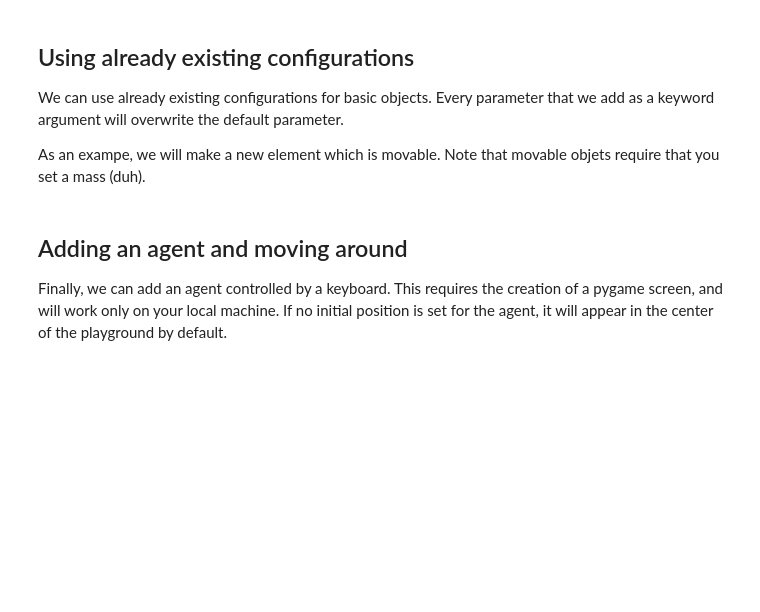
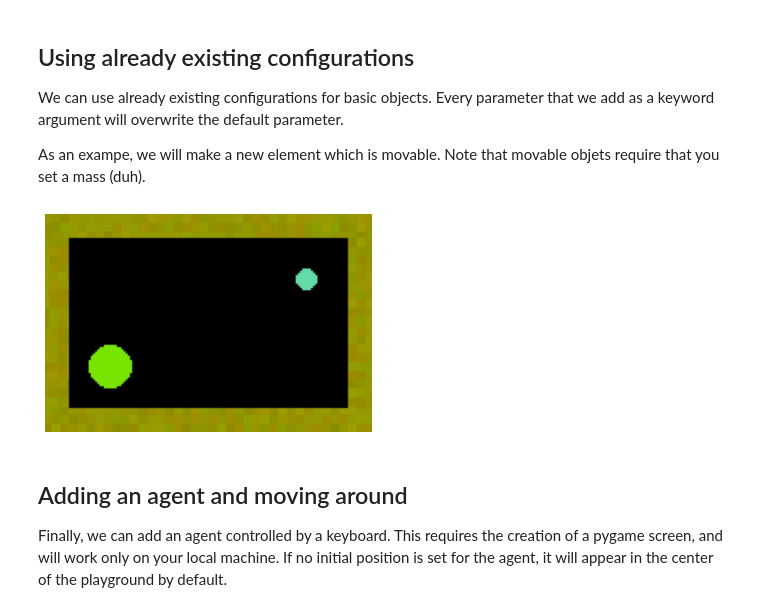
Before and after one commit to gaorkl/simple-playgrounds, a Jupyter notebook: tutorials/jupyter/01_Intro.ipynb, the cells around one changed output. Cells and saved outputs as stored; diff of their text form; code cells hidden in the pictures; blank space fills up the shorter version.

```diff
--- a/tutorials/jupyter/01_Intro.ipynb
+++ b/tutorials/jupyter/01_Intro.ipynb
@@ -48,8 +54,10 @@ Note that movable objets require that you set a mass (duh).
 # %%
 other_circular_object = Basic((120, 70, 0), default_config_key='circle', radius=5, mass=10, movable=True)
 my_playground.add_scene_element(other_circular_object)
 
-plt_image(engine.generate_topdown_image(mode='plt'))
+plt_image(engine.generate_playground_image(plt_mode=True))
+# %% [output]
+[figure, added]
 # %% [markdown]
 ## Adding an agent and moving around
 
```
Also changed, not shown: parts of 4 cells of this notebook, 16 other files.
